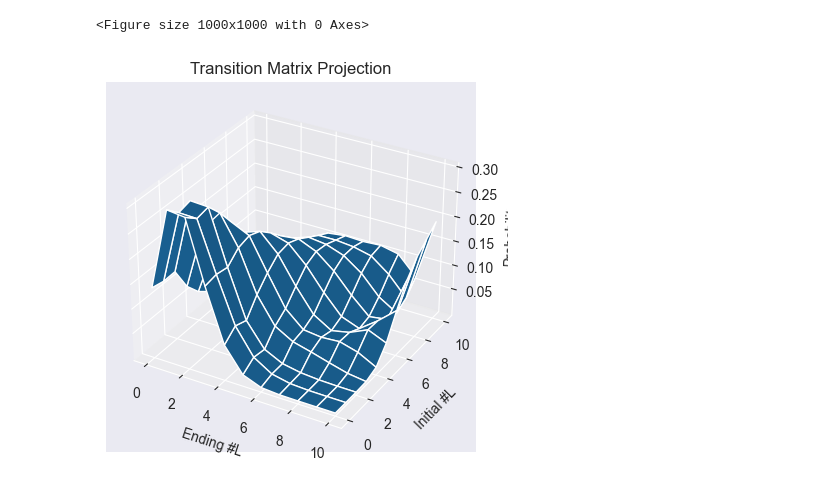
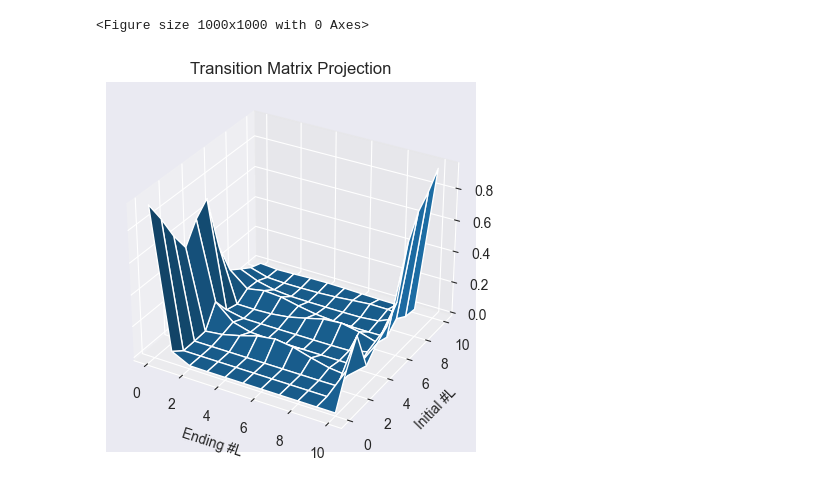
Before and after one commit to JTayMilli/391X, a Jupyter notebook: BoringTM.ipynb, the cells around one changed output. Cells and saved outputs as stored; diff of their text form; code cells hidden in the pictures.

```diff
--- a/BoringTM.ipynb
+++ b/BoringTM.ipynb
@@ -98,28 +88,16 @@ def CollapsedTM(LC = 5, T = 10, mF = 10, nPPL = 10, fR = .2):
     lTM.L = range(0,nPPL+1)
     return lTM
 # %%
-def ArrColTM(LC = 5, T = 10, mF = 10, nPPL = 10, fR = .2):
+def ArrColTM(LC, T, mF, nPPL, fR):
+    R = nPPL * fR
 
-    tnPPL = nPPL
-    tLC = LC
-    tT = T
-    tmF = mF
-    tfR = fR
-    tR = R = nPPL * fR
-
-    colTM = CollapsedTM(LC = tLC, T = tT, mF = tmF, nPPL = tnPPL, fR = tfR)
+    colTM = CollapsedTM(LC = LC, T = T, mF = mF, nPPL = nPPL, fR = fR)
     colTM = colTM.iloc[0:len(colTM), 1:len(colTM)+1]
     colTM = colTM.to_numpy()
     return colTM
 # %%
-def GraphColTM(LC = 5, T = 10, mF = 10, nPPL = 10, fR = .2):
-
-    tnPPL = nPPL
-    tLC = LC
-    tT = T
-    tmF = mF
-    tfR = fR
-    tR = R = nPPL * fR
+def GraphColTM(LC, T, mF, nPPL, fR):
+    R = nPPL * fR
 
     sns.set_style ("darkgrid")
     fig = plt.figure(figsize=(10,10))
@@ -128,7 +106,7 @@ def GraphColTM(LC = 5, T = 10, mF = 10, nPPL = 10, fR = .2):
     x = range(nPPL+1)
     y = range(nPPL+1)
 
-    data = ArrColTM(LC = tLC, T = tT, mF = tmF, nPPL = tnPPL, fR = tfR)
+    data = ArrColTM(LC = LC, T = T, mF = mF, nPPL = nPPL, fR = fR)
 
     hf = plt.figure()
     ha = hf.add_subplot(projection='3d')
@@ -142,9 +120,9 @@ def GraphColTM(LC = 5, T = 10, mF = 10, nPPL = 10, fR = .2):
     ha.set_title("Transition Matrix Projection")
 
     plt.show()
-# %%
-GraphColTM()
-# %% [output]
-<Figure size 1000x1000 with 0 Axes>
-[figure, removed]
+# %%
+GraphColTM(fR = .5, LC = 1, T = 15, mF = 5, nPPL = 10)
+# %% [output]
+<Figure size 1000x1000 with 0 Axes>
+[figure, added]
 # %%
```
Also changed, not shown: parts of 14 cells of this notebook, 1 other file.
